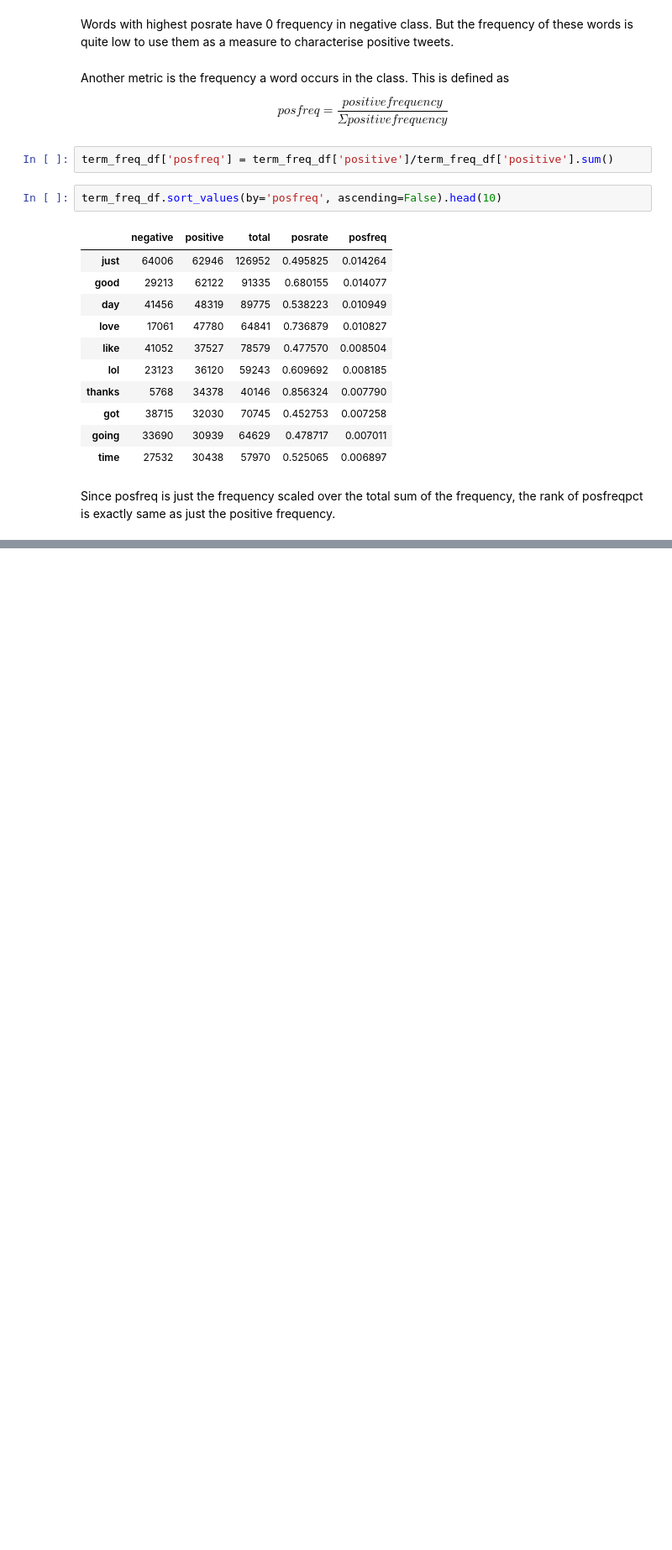
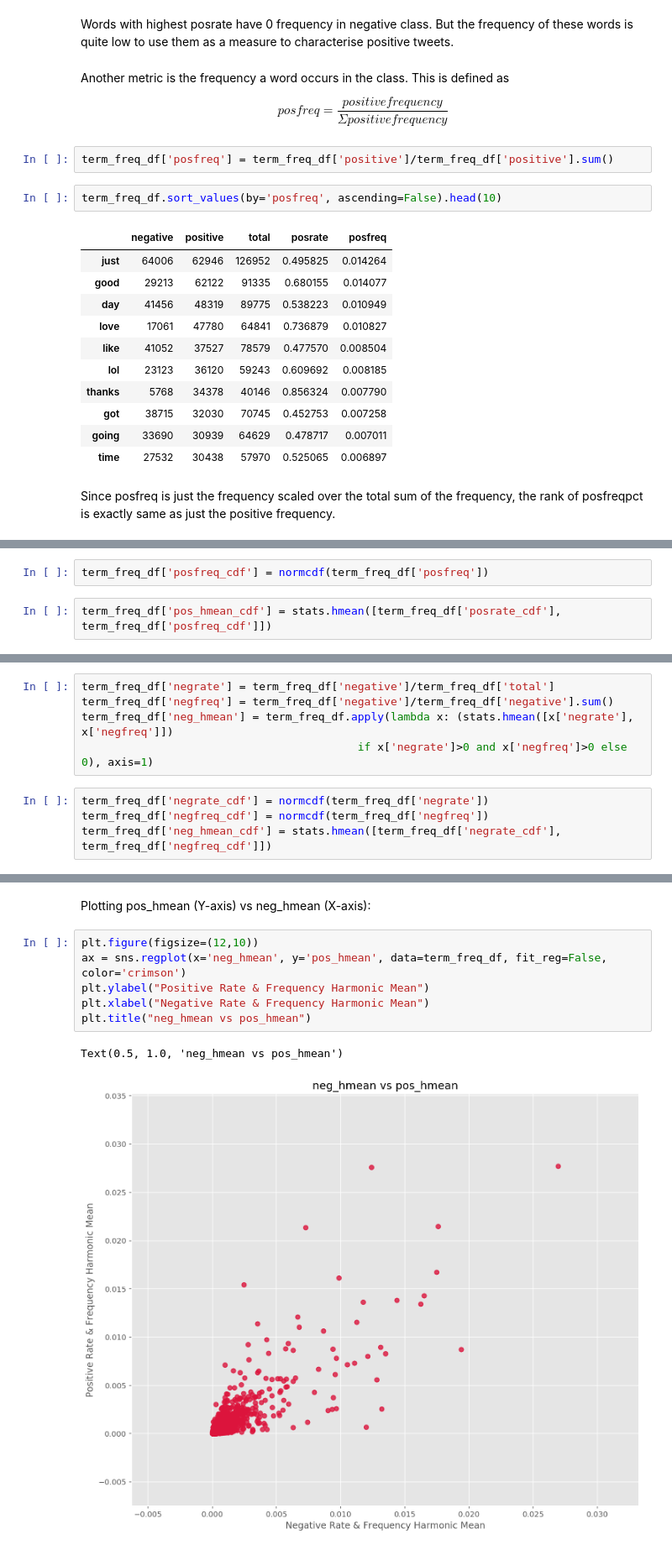
Before and after one commit to rkritika1508/Sentiment-Analysis, a Jupyter notebook: Third.ipynb, the cells around one changed output, grey strips where cells are left out. Shown at 84% size. Drawn from its saved outputs; the diff is of its cells as text; blank space fills up the shorter version.

```diff
--- a/Third.ipynb
+++ b/Third.ipynb
@@ -251,0 +294,4 @@ Since posfreq is just the frequency scaled over the total sum of the frequency,
+# %%
+term_freq_df['posfreq_cdf'] = normcdf(term_freq_df['posfreq'])
+# %%
+term_freq_df['pos_hmean_cdf'] = stats.hmean([term_freq_df['posrate_cdf'], term_freq_df['posfreq_cdf']])
@@ -251,0 +314,9 @@ Since posfreq is just the frequency scaled over the total sum of the frequency,
+# %%
+term_freq_df['negrate'] = term_freq_df['negative']/term_freq_df['total']
+term_freq_df['negfreq'] = term_freq_df['negative']/term_freq_df['negative'].sum()
+term_freq_df['neg_hmean'] = term_freq_df.apply(lambda x: (stats.hmean([x['negrate'], x['negfreq']])
+                                          if x['negrate']>0 and x['negfreq']>0 else 0), axis=1)
+# %%
+term_freq_df['negrate_cdf'] = normcdf(term_freq_df['negrate'])
+term_freq_df['negfreq_cdf'] = normcdf(term_freq_df['negfreq'])
+term_freq_df['neg_hmean_cdf'] = stats.hmean([term_freq_df['negrate_cdf'], term_freq_df['negfreq_cdf']])
@@ -251,0 +337,11 @@ Since posfreq is just the frequency scaled over the total sum of the frequency,
+# %% [markdown]
+Plotting pos_hmean (Y-axis) vs neg_hmean (X-axis):
+# %%
+plt.figure(figsize=(12,10))
+ax = sns.regplot(x='neg_hmean', y='pos_hmean', data=term_freq_df, fit_reg=False, color='crimson')
+plt.ylabel("Positive Rate & Frequency Harmonic Mean")
+plt.xlabel("Negative Rate & Frequency Harmonic Mean")
+plt.title("neg_hmean vs pos_hmean")
+# %% [output]
+Text(0.5, 1.0, 'neg_hmean vs pos_hmean')
+[figure, added]
```
Also changed, not shown: parts of 23 cells of this notebook.
